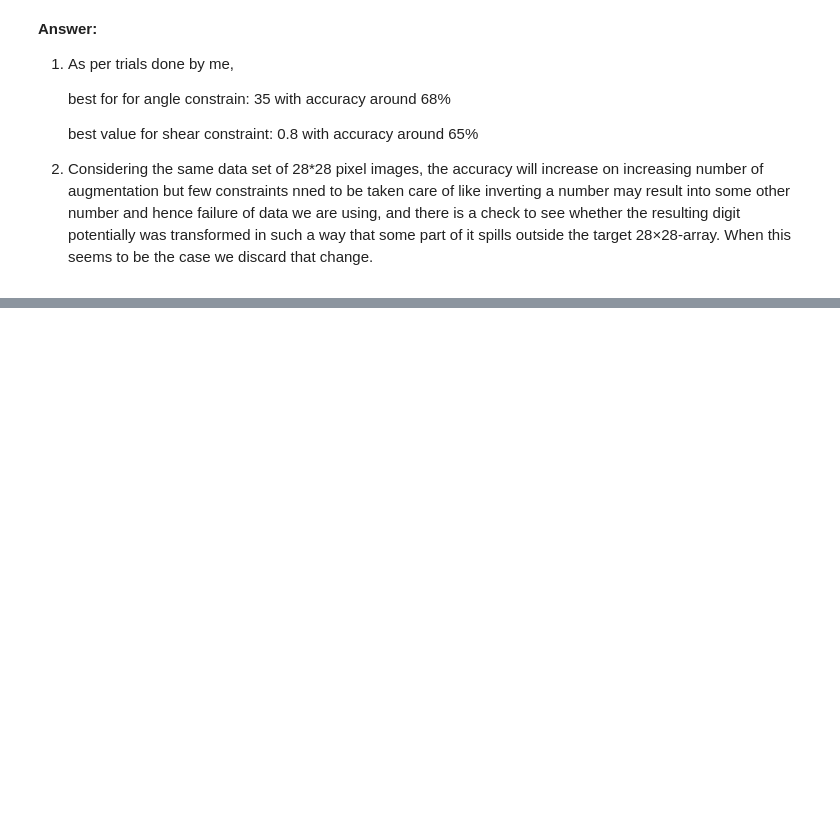
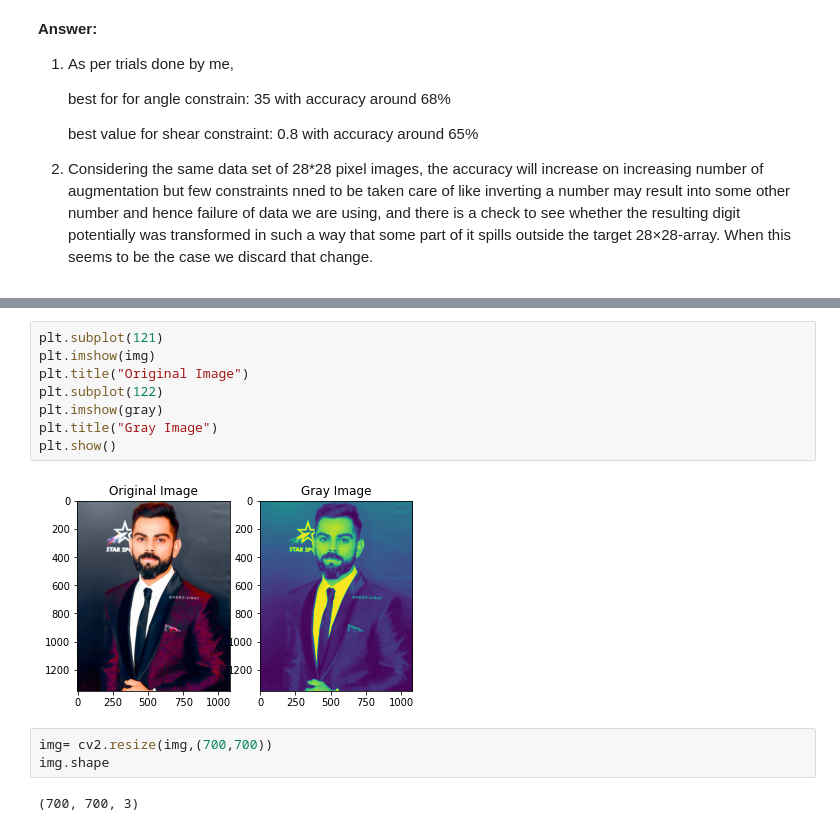
Before and after one commit to Ritesh-Gandhi24/FMML-2022, a Jupyter notebook: FMML_Aug22_M1_Lab3_Terms&Metrics.ipynb, the cells around one changed output, grey strips where cells are left out. Cells and saved outputs as stored; diff of their text form; blank space fills up the shorter version.

```diff
--- a/FMML_Aug22_M1_Lab3_Terms&Metrics.ipynb
+++ b/FMML_Aug22_M1_Lab3_Terms&Metrics.ipynb
@@ -593,0 +600,15 @@ FileNotFoundError: ignored
+# %%
+plt.subplot(121)
+plt.imshow(img)
+plt.title("Original Image")
+plt.subplot(122)
+plt.imshow(gray)
+plt.title("Gray Image")
+plt.show()
+# %% [output]
+[figure, added]
+# %%
+img= cv2.resize(img,(700,700))
+img.shape
+# %% [output]
+(700, 700, 3)
```
Also changed, not shown: parts of 9 cells of this notebook.
